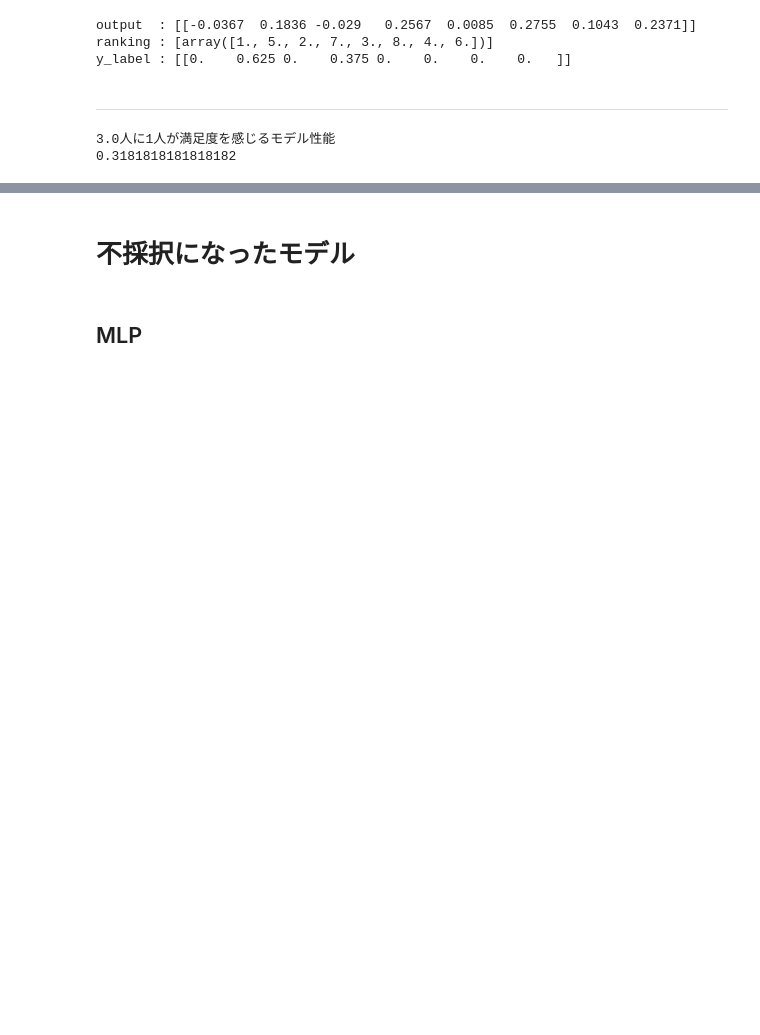
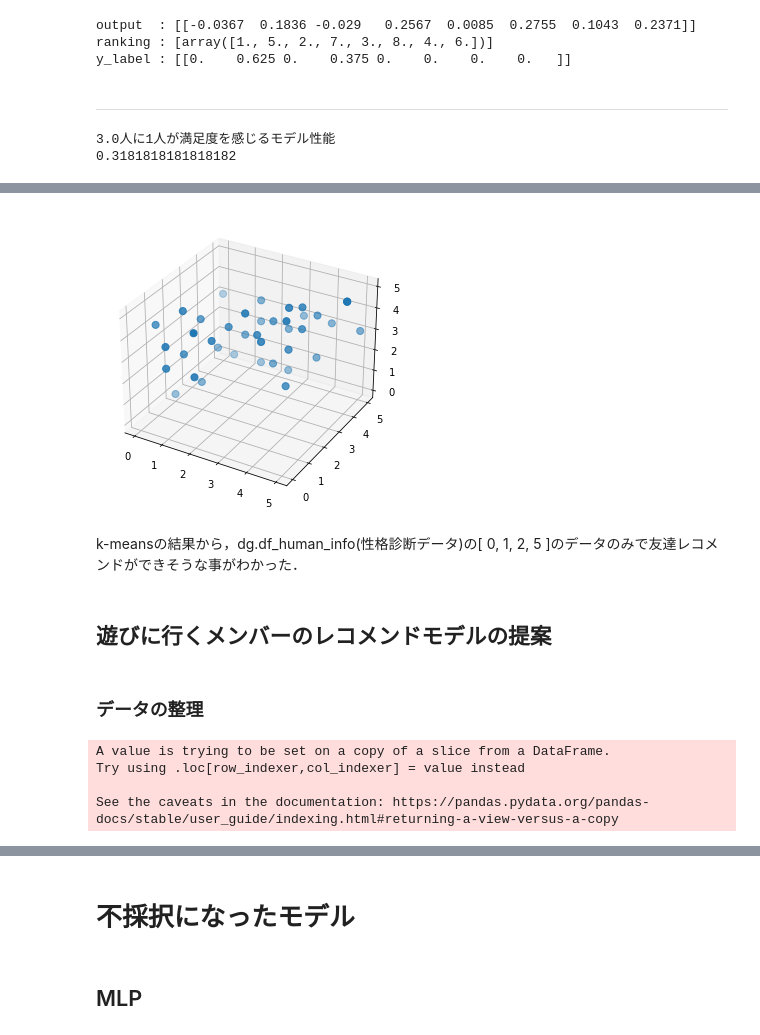
Before and after one commit to rrrrind/hangout-manager, a Jupyter notebook: workspace/recommendation.ipynb, the cells around one changed output, grey strips where cells are left out. Drawn from its saved outputs; the diff is of its cells as text; code cells hidden in the pictures; blank space fills up the shorter version.

```diff
--- a/workspace/recommendation.ipynb
+++ b/workspace/recommendation.ipynb
@@ -266,0 +210,23 @@ plt.scatter(X.iloc[:,5],X.iloc[:,5])
+# %%
+# 3D可視化
+fig = plt.figure()
+ax = Axes3D(fig)
+ax.scatter(xs=X.iloc[:,0], ys=X.iloc[:,1], zs=X.iloc[:,2], zdir='z', s=50, c=None, depthshade=True)
+plt.show()
+# %% [output]
+[figure, added]
+# %% [markdown]
+k-meansの結果から，dg.df_human_info(性格診断データ)の\[ 0, 1, 2, 5 \]のデータのみで友達レコメンドができそうな事がわかった．
+# %% [markdown]
+## 遊びに行くメンバーのレコメンドモデルの提案
+# %% [markdown]
+### データの整理
+# %%
+data = dg.df_human_info.iloc[:,[0,1,2,5]]
+data["ID"] = range(len(data))
+data = data.values
+# %% [output]
+A value is trying to be set on a copy of a slice from a DataFrame.
+Try using .loc[row_indexer,col_indexer] = value instead
+
+See the caveats in the documentation: https://pandas.pydata.org/pandas-docs/stable/user_guide/indexing.html#returning-a-view-versus-a-copy
```
Also changed, not shown: parts of 43 cells of this notebook.
